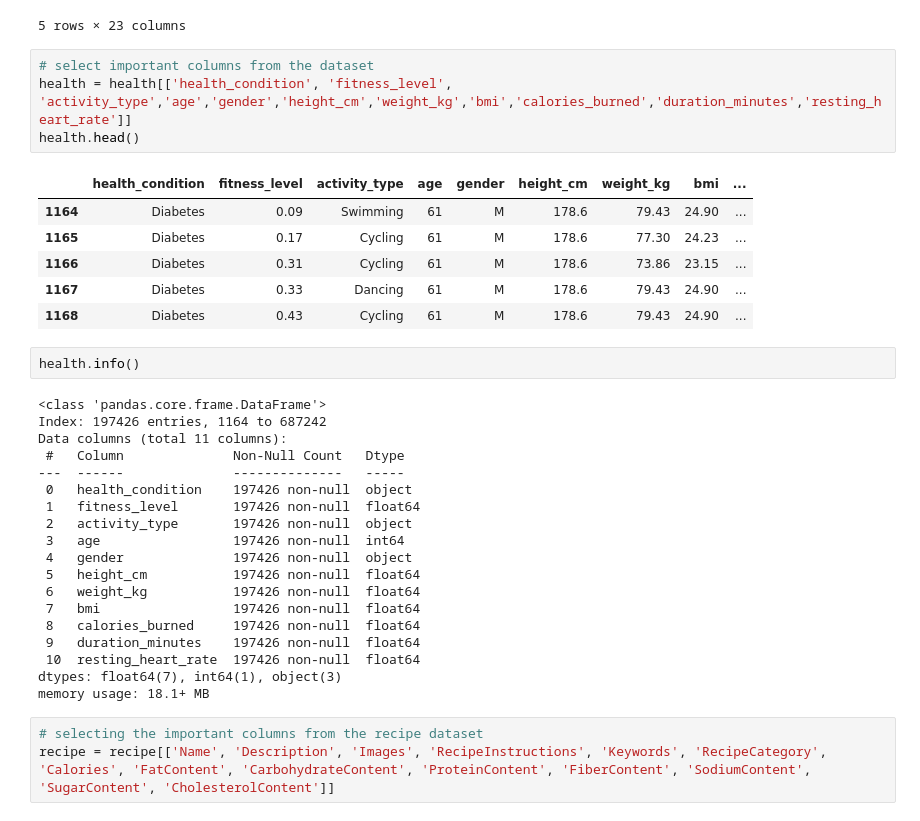
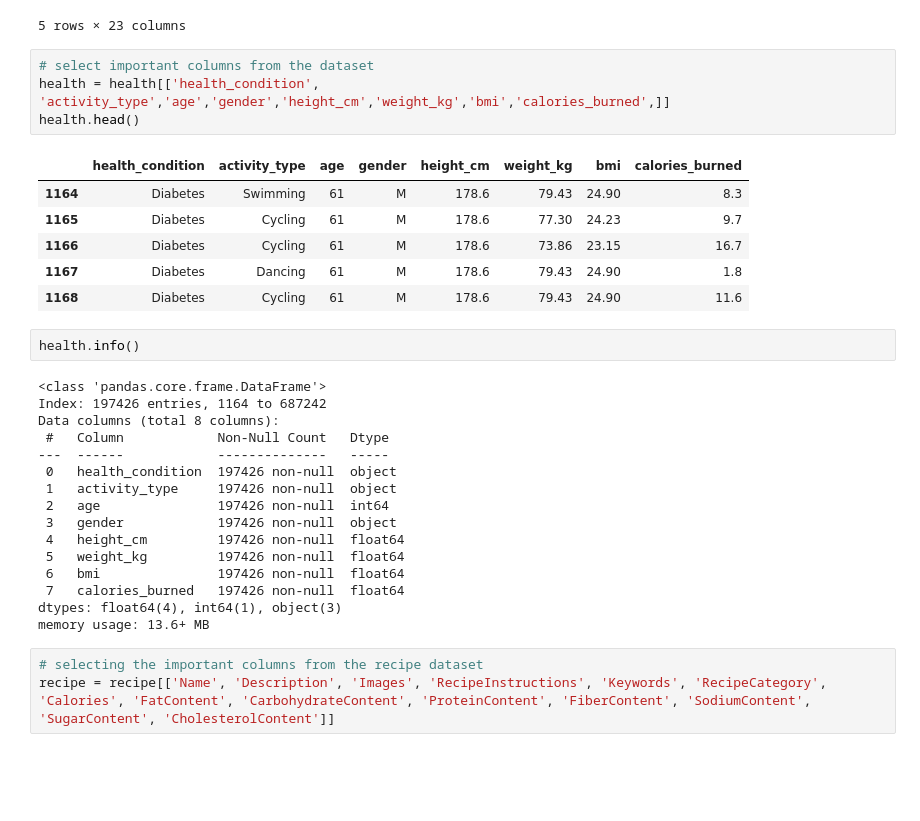
Before and after one commit to Nabin-18/diet-recommendation-system, a Jupyter notebook: Dataset/mergedataset.ipynb, the cells around one changed output. Saved outputs shown, nothing was run; the diff lists cells and outputs as text; blank space fills up the shorter version.

```diff
--- a/Dataset/mergedataset.ipynb
+++ b/Dataset/mergedataset.ipynb
@@ -111,36 +171,33 @@ health.head()
 5 rows × 23 columns
 # %%
 # select important columns from the dataset
-health = health[['health_condition', 'fitness_level', 'activity_type','age','gender','height_cm','weight_kg','bmi','calories_burned','duration_minutes','resting_heart_rate']]
+health = health[['health_condition',  'activity_type','age','gender','height_cm','weight_kg','bmi','calories_burned',]]
 health.head()
 # %% [output]
-|  | health_condition | fitness_level | activity_type | age | gender | height_cm | weight_kg | bmi | ... |
-| 1164 | Diabetes | 0.09 | Swimming | 61 | M | 178.6 | 79.43 | 24.90 | ... |
-| 1165 | Diabetes | 0.17 | Cycling | 61 | M | 178.6 | 77.30 | 24.23 | ... |
-| 1166 | Diabetes | 0.31 | Cycling | 61 | M | 178.6 | 73.86 | 23.15 | ... |
-| 1167 | Diabetes | 0.33 | Dancing | 61 | M | 178.6 | 79.43 | 24.90 | ... |
-| 1168 | Diabetes | 0.43 | Cycling | 61 | M | 178.6 | 79.43 | 24.90 | ... |
+|  | health_condition | activity_type | age | gender | height_cm | weight_kg | bmi | calories_burned |
+| 1164 | Diabetes | Swimming | 61 | M | 178.6 | 79.43 | 24.90 | 8.3 |
+| 1165 | Diabetes | Cycling | 61 | M | 178.6 | 77.30 | 24.23 | 9.7 |
+| 1166 | Diabetes | Cycling | 61 | M | 178.6 | 73.86 | 23.15 | 16.7 |
+| 1167 | Diabetes | Dancing | 61 | M | 178.6 | 79.43 | 24.90 | 1.8 |
+| 1168 | Diabetes | Cycling | 61 | M | 178.6 | 79.43 | 24.90 | 11.6 |
 # %%
 health.info()
 # %% [output]
 <class 'pandas.core.frame.DataFrame'>
 Index: 197426 entries, 1164 to 687242
-Data columns (total 11 columns):
- #   Column              Non-Null Count   Dtype
----  ------              --------------   -----
- 0   health_condition    197426 non-null  object
- 1   fitness_level       197426 non-null  float64
- 2   activity_type       197426 non-null  object
- 3   age                 197426 non-null  int64
- 4   gender              197426 non-null  object
- 5   height_cm           197426 non-null  float64
- 6   weight_kg           197426 non-null  float64
- 7   bmi                 197426 non-null  float64
- 8   calories_burned     197426 non-null  float64
- 9   duration_minutes    197426 non-null  float64
- 10  resting_heart_rate  197426 non-null  float64
-dtypes: float64(7), int64(1), object(3)
-memory usage: 18.1+ MB
+Data columns (total 8 columns):
+ #   Column            Non-Null Count   Dtype
+---  ------            --------------   -----
+ 0   health_condition  197426 non-null  object
+ 1   activity_type     197426 non-null  object
+ 2   age               197426 non-null  int64
+ 3   gender            197426 non-null  object
+ 4   height_cm         197426 non-null  float64
+ 5   weight_kg         197426 non-null  float64
+ 6   bmi               197426 non-null  float64
+ 7   calories_burned   197426 non-null  float64
+dtypes: float64(4), int64(1), object(3)
+memory usage: 13.6+ MB
 # %%
 # selecting the important columns from the recipe dataset
 recipe = recipe[['Name', 'Description', 'Images', 'RecipeInstructions', 'Keywords', 'RecipeCategory', 'Calories', 'FatContent', 'CarbohydrateContent', 'ProteinContent', 'FiberContent', 'SodiumContent', 'SugarContent', 'CholesterolContent']]
```
Also changed, not shown: parts of 45 cells of this notebook.
